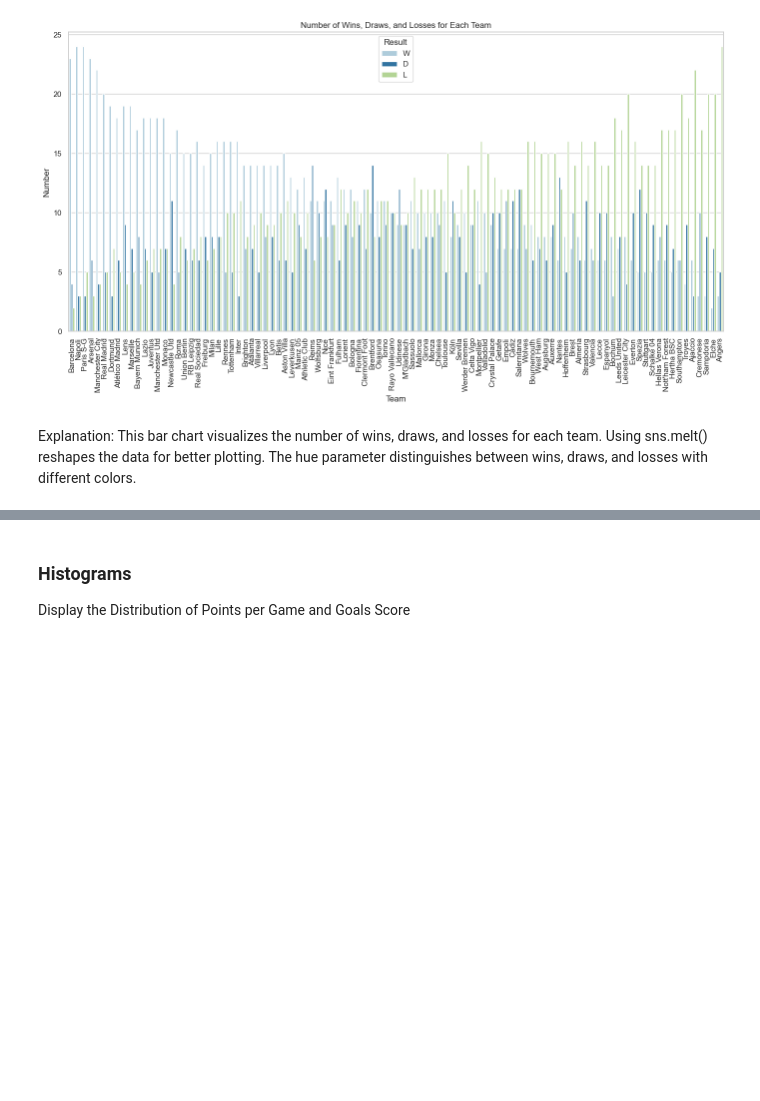
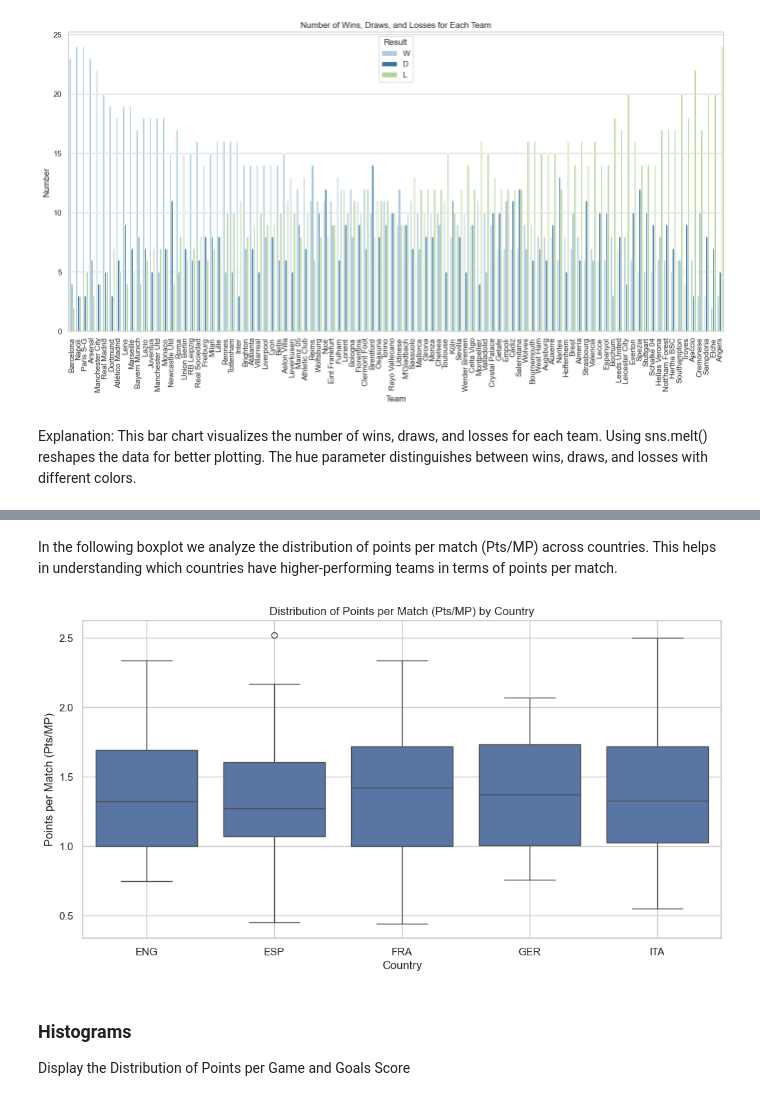
Before and after one commit to cadrianas/Personal-projects, a Jupyter notebook: Soccer.ipynb, the cells around one changed output, grey strips where cells are left out. Saved outputs shown, nothing was run; the diff lists cells and outputs as text; code cells hidden in the pictures; blank space fills up the shorter version.

```diff
--- a/Soccer.ipynb
+++ b/Soccer.ipynb
@@ -263,3 +281,16 @@ Explanation: This bar chart visualizes the number of wins, draws, and losses for
+# %% [markdown]
+In the following boxplot we analyze the distribution of points per match (Pts/MP) across countries. This helps in understanding which countries have higher-performing teams in terms of points per match.
+# %%
+# Box Plot: Points per Match (Pts/MP) by Country
+fig, ax = plt.subplots(figsize=(12, 6))
+sns.boxplot(x='Country', y='Pts/MP', data=df, ax=ax)
+plt.title('Distribution of Points per Match (Pts/MP) by Country')
+plt.xlabel('Country')
+plt.ylabel('Points per Match (Pts/MP)')
+plt.grid(True)
+plt.show()
+# %% [output]
+[figure, added]
 # %% [markdown]
 ### Histograms
 Display the Distribution of Points per Game and Goals Score
```
Also changed, not shown: parts of 68 cells of this notebook, 1 other file.
